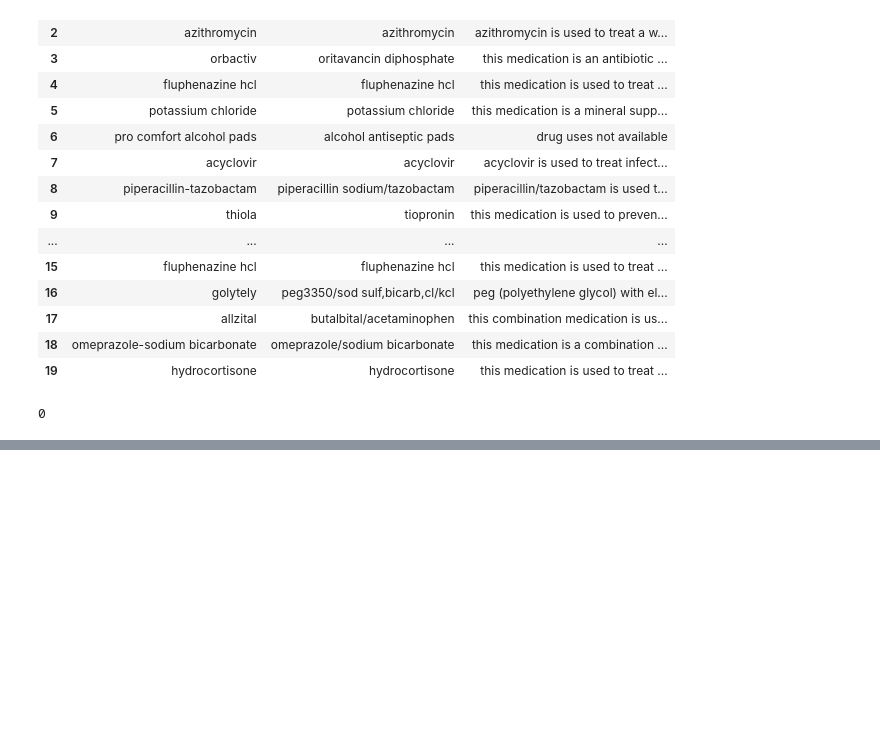
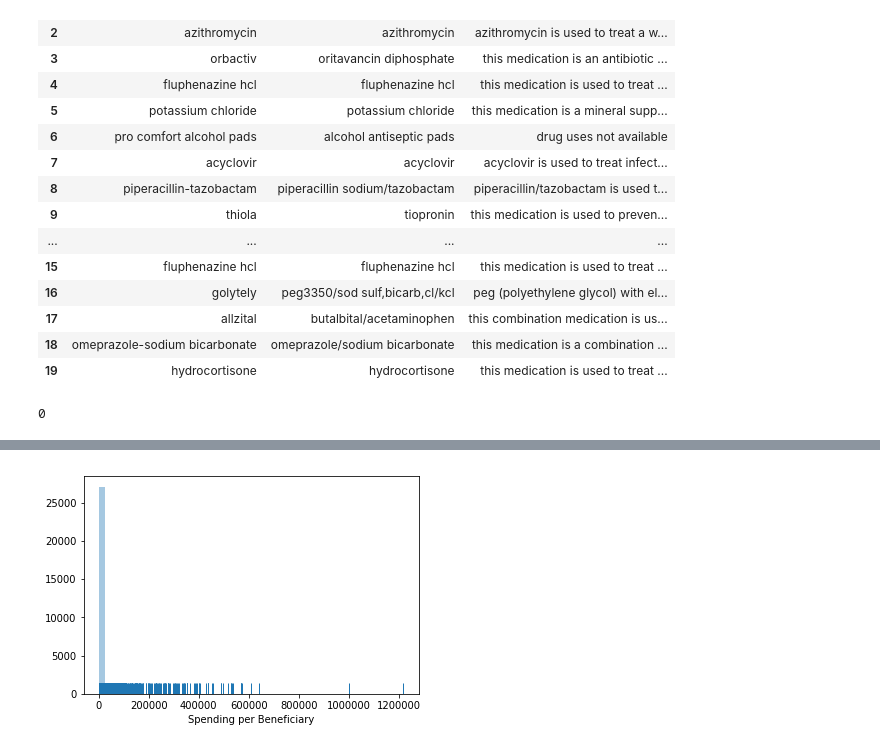
Before and after one commit to darya-akimova/medicare_spending_analysis, a Jupyter notebook: medicare part D analysis.ipynb, the cells around one changed output, grey strips where cells are left out. Drawn from its saved outputs; the diff is of its cells as text; code cells hidden in the pictures; blank space fills up the shorter version.

```diff
--- a/medicare part D analysis.ipynb
+++ b/medicare part D analysis.ipynb
@@ -108,3 +107,5 @@ sum(pd.isnull(top_13_to_17_uses['drug_uses']))
 # yes
 # %% [output]
 0
+# %%
+spend_2017.drop(['annual_growth_rate_in_average_spending_per_dosage_unit_2013_2017', 'change_in_average_spending_per_dosage_unit_2016_2017'], axis=1, inplace=True)
@@ -110,0 +133,6 @@ sum(pd.isnull(top_13_to_17_uses['drug_uses']))
+# %%
+sns.distplot(tuple(spend_2017['average_spending_per_beneficiary'][spend_2017['average_spending_per_beneficiary'].notnull()]), kde=False, rug=True)
+plt.xlabel("Spending per Beneficiary")
+plt.show()
+# %% [output]
+[figure, added]
```
Also changed, not shown: parts of 9 cells of this notebook.
